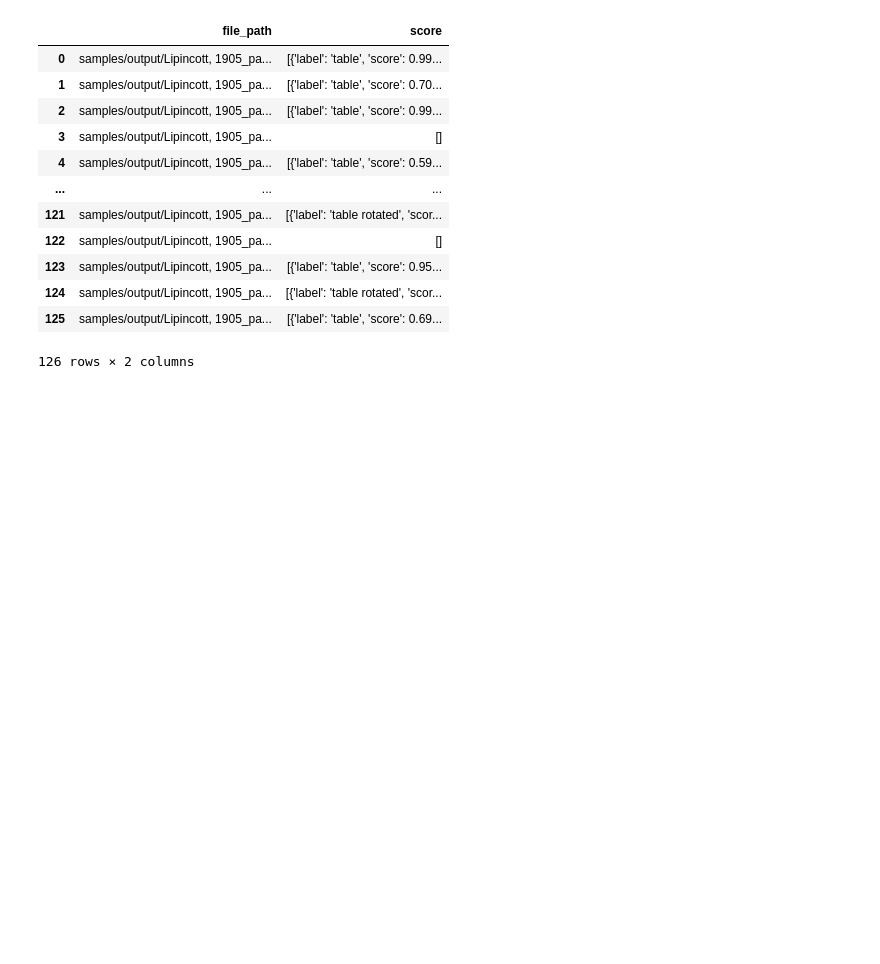
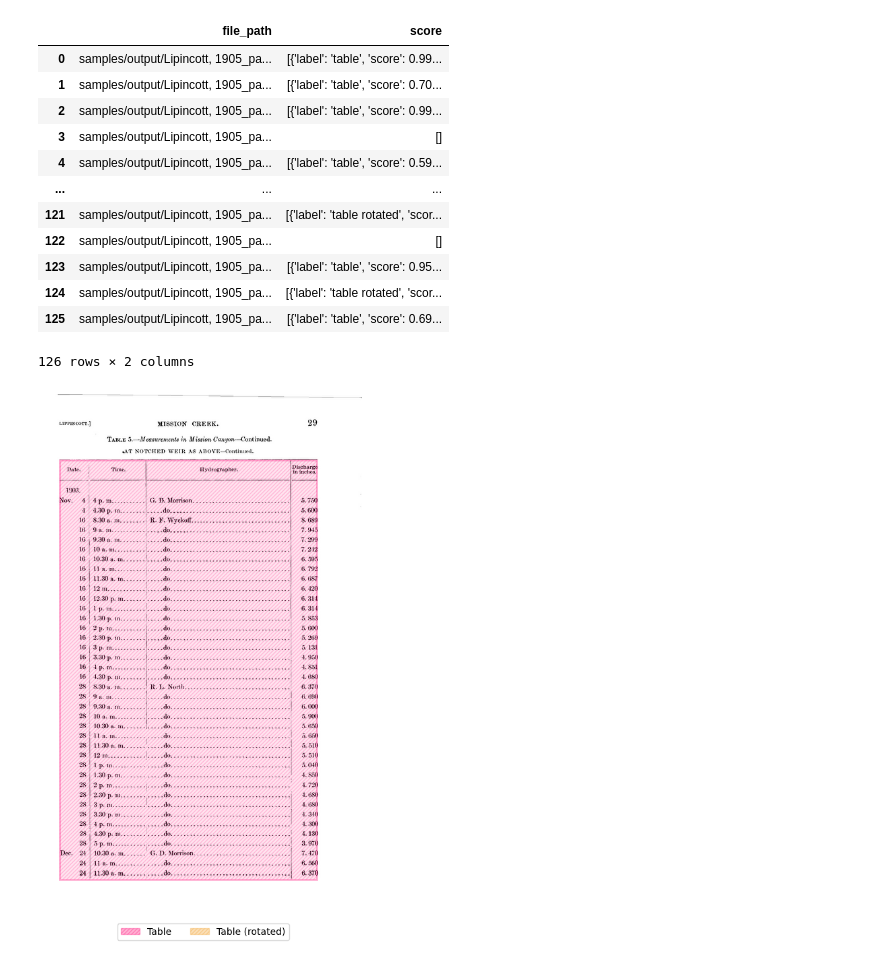
Before and after one commit to ecohydro/usgs_extract, a Jupyter notebook: 04_model.ipynb, the cells around one changed output. Drawn from its saved outputs; the diff is of its cells as text; code cells hidden in the pictures; blank space fills up the shorter version.

Commit message:
added visualization for ease of understanding

```diff
--- a/04_model.ipynb
+++ b/04_model.ipynb
@@ -150,3 +215,15 @@ runModel(files)
+# %%
+mydf = pd.read_csv("./samples/results.csv")
+# %%
+def markTable(index, data):
+    image_path = data["file_path"][0]
+    object = eval(data["score"][0])
+    image = Image.open(image_path).convert("RGB")
+    visualize_detected_tables(image, object, out_path="./example.jpeg")
+# %%
+markTable(4, mydf)
+# %% [output]
+[figure, added]
 # %%
 #| export
 ## put functions and classes here
```
Also changed, not shown: parts of 1 cell of this notebook, 2 other files.
